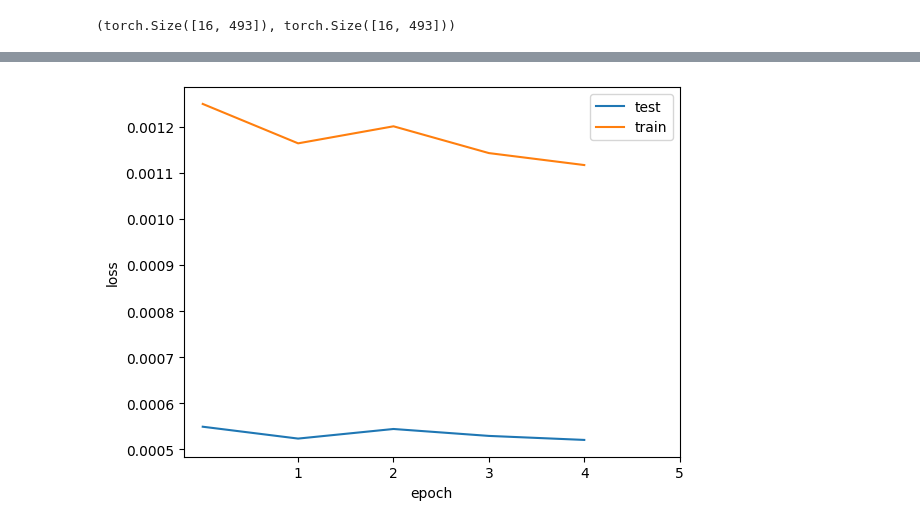
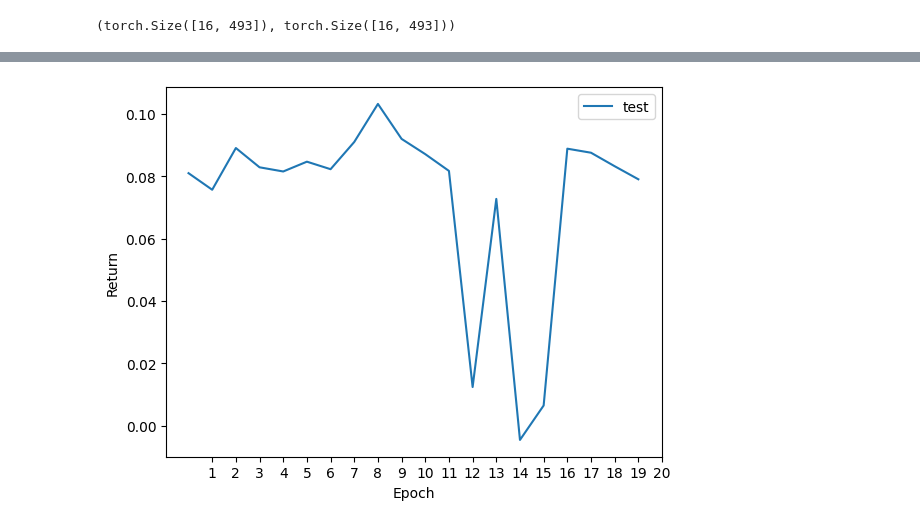
Before and after one commit to snirlugassy/ml_portfolio, a Jupyter notebook: mlp.ipynb, the cells around one changed output, grey strips where cells are left out. Cells and saved outputs as stored; diff of their text form; code cells hidden in the pictures.

```diff
--- a/mlp.ipynb
+++ b/mlp.ipynb
@@ -129,10 +130,12 @@ def test_model(model, loader):
     """
     using the network predicted returns to evaluate the model
     """
-    L = []
+    R = []
     with torch.no_grad():
-        for x,y in loader:
-            y_pred = model(x)
-            loss = torch.nn.functional.mse_loss(y_pred, y)
-            L.append(loss.item())
-    return np.nanmean(L)
+        for x, y in loader:
+            w = model(x)
+            r = (w * y).sum(dim=1).mean()
+            R.append(r.item())
+    return np.nanmean(R), np.nanstd(R)
+
+test_model(net, test_loader)
@@ -143,19 +144,17 @@ len(train_loader)
 # %%
 # training loop
 
-EPOCHS = 5
+EPOCHS = 20
 
-optimizer = torch.optim.Adam(net.parameters(), lr=0.001)
-loss_fn = torch.nn.MSELoss()
+optimizer = torch.optim.Adam(net.parameters(), lr=0.001, maximize=True)
 device = "cpu"
 
 net.train()
 
-test_losses = []
-train_losses = []
+test_return, test_std = [], []
 
 for epoch in range(EPOCHS):
-    running_loss = 0.0
+    running_return = 0.0
     print(f"epoch {epoch + 1}/{EPOCHS}")
     with tqdm(total=len(train_loader)) as progress:
         for i, (X, y) in enumerate(train_loader):
@@ -164,20 +163,19 @@ for epoch in range(EPOCHS):
 
             # forward
             output = net(X)
-            loss = loss_fn(output, y)
+            R = (output * y).sum(dim=1).mean()
 
             # backward
             optimizer.zero_grad()
-            loss.backward()
+            R.backward()
             optimizer.step()
 
             # print statistics
-            running_loss += loss.item()
-            progress.set_postfix(loss=running_loss / (i + 1))
+            # progress.set_postfix(R=R)
             progress.update()
 
-    train_losses.append(running_loss / len(train_loader))
-
     # evaluate on test set
-    test_losses.append(test_model(net, test_loader))
+    _r, _s = test_model(net, test_loader)
+    test_return.append(_r)
+    test_std.append(_s)
 # %% [output]
@@ -189,10 +195,9 @@ epoch 5/5
 # %%
-plt.plot(test_losses, label="test")
-plt.plot(train_losses, label="train")
+plt.plot(test_return, label="test")
 plt.xticks(np.arange(1, EPOCHS+1, 1))
-plt.ylabel("loss")
-plt.xlabel("epoch")
+plt.ylabel("Return")
+plt.xlabel("Epoch")
 plt.legend()
 plt.show()
 # %% [output]
-[figure, old version]
+[figure, new version]
```
Also changed, not shown: parts of 7 cells of this notebook.
